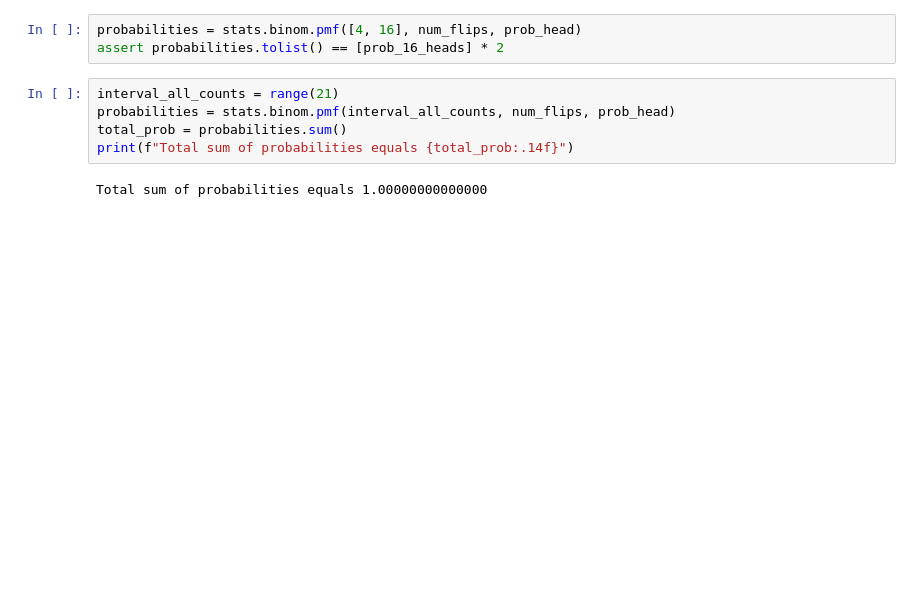
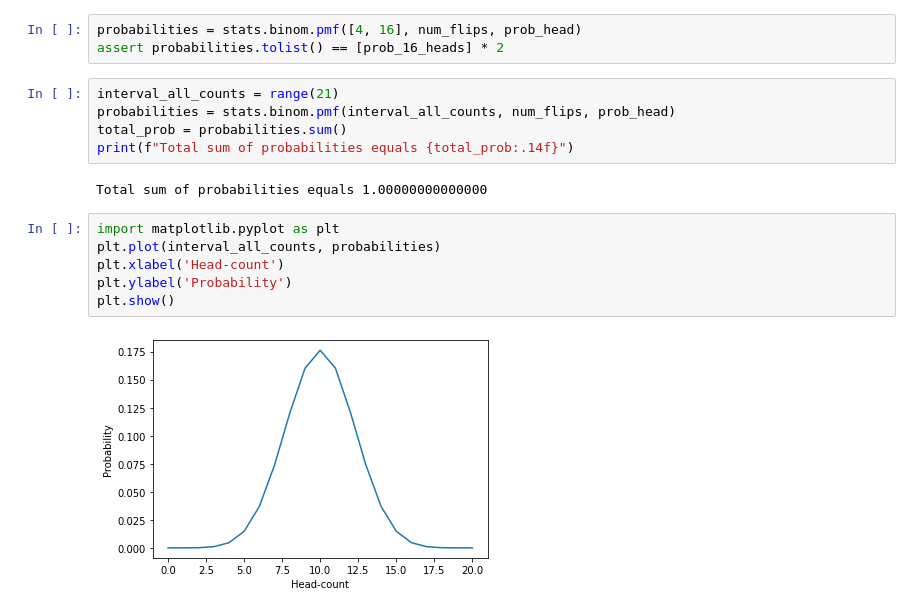
Before and after one commit to Lukas-Forst/100-Days-of-Code, a Jupyter notebook: Day101/Bookcamp_CS2.ipynb, the cells around one changed output. Saved outputs shown, nothing was run; the diff lists cells and outputs as text; blank space fills up the shorter version.

```diff
--- a/Day101/Bookcamp_CS2.ipynb
+++ b/Day101/Bookcamp_CS2.ipynb
@@ -23,3 +23,11 @@ total_prob = probabilities.sum()
 print(f"Total sum of probabilities equals {total_prob:.14f}")
 # %% [output]
 Total sum of probabilities equals 1.00000000000000
+# %%
+import matplotlib.pyplot as plt
+plt.plot(interval_all_counts, probabilities)
+plt.xlabel('Head-count')
+plt.ylabel('Probability')
+plt.show()
+# %% [output]
+[figure, added]
```
Also changed, not shown: parts of 26 cells of this notebook.
